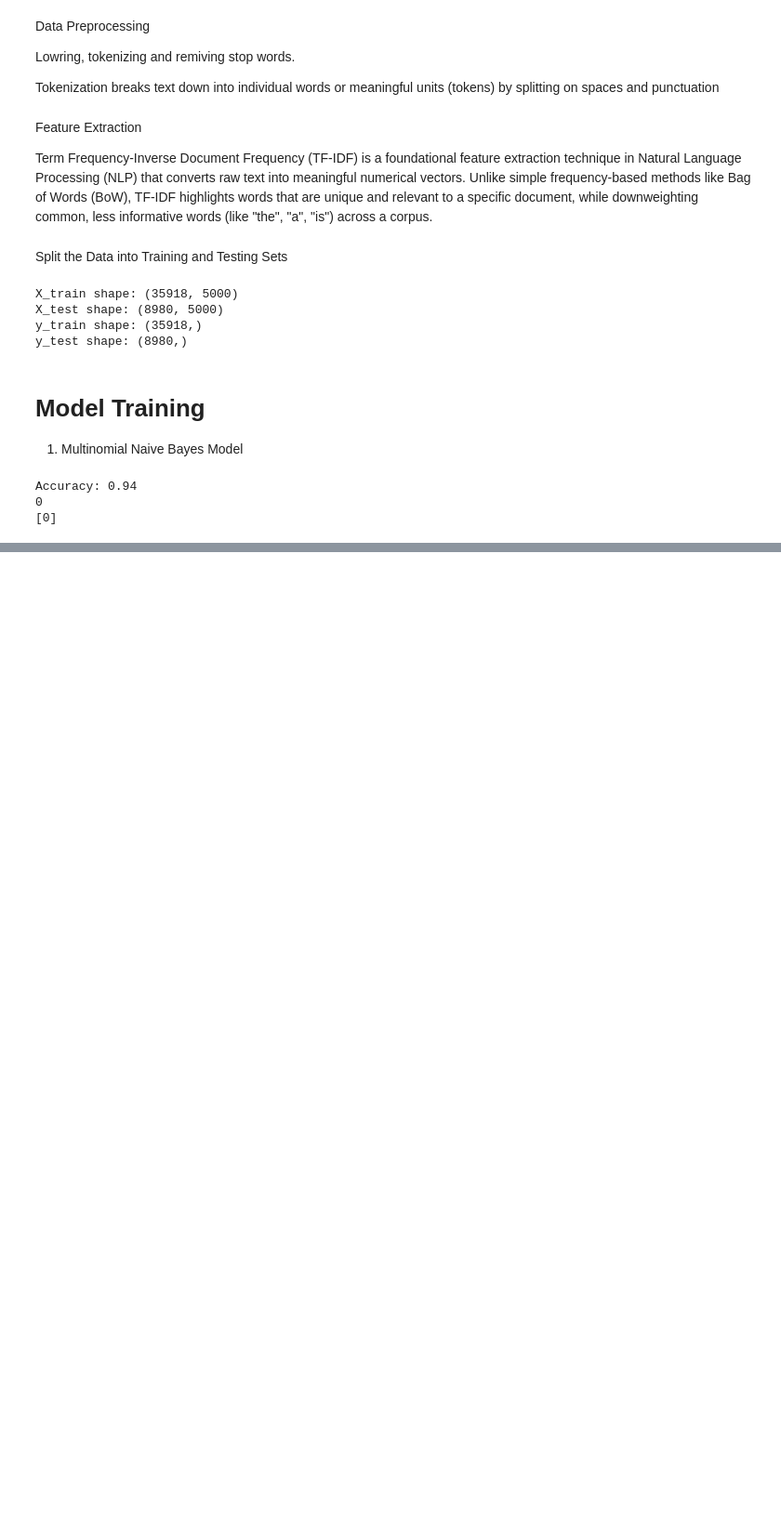
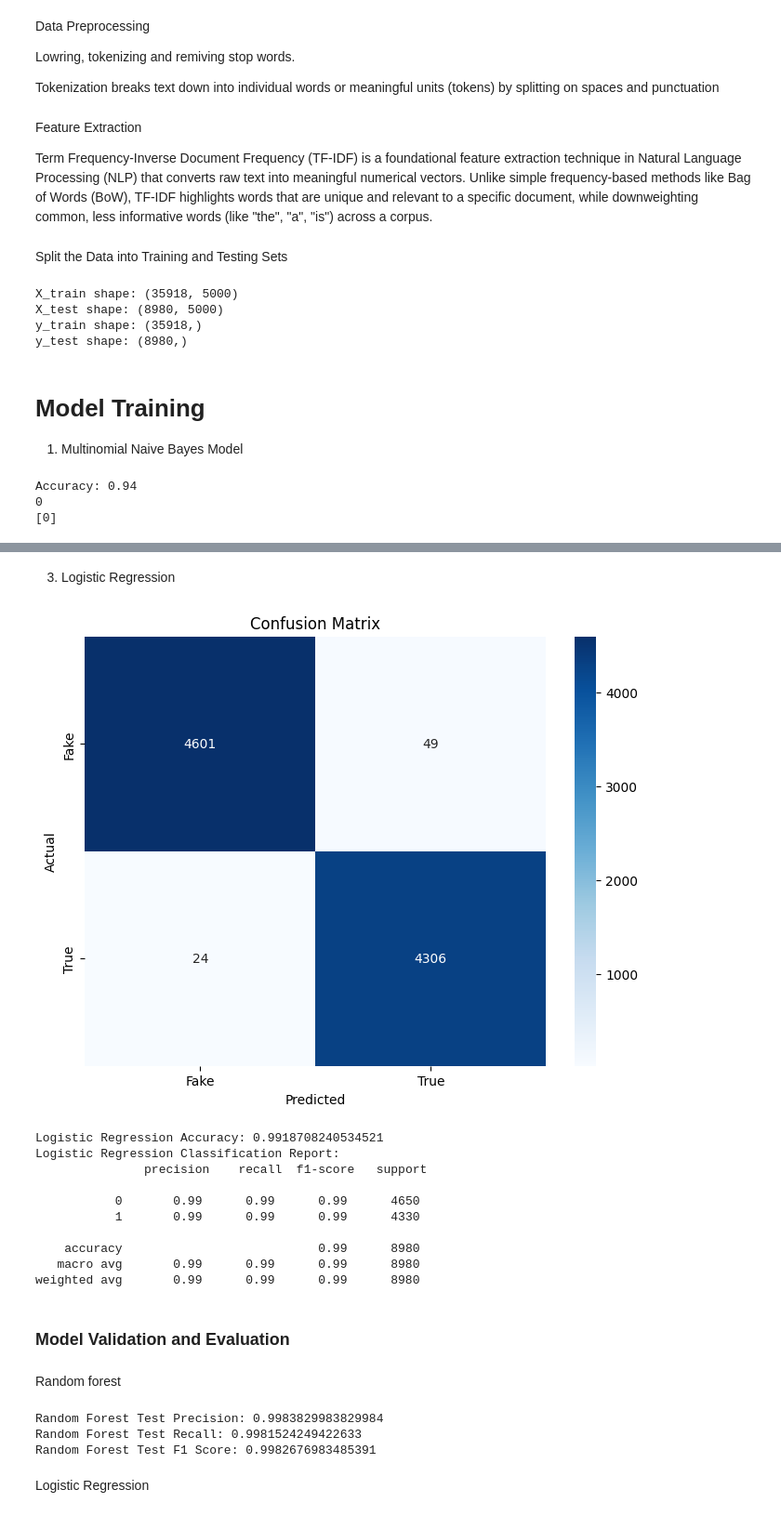
Before and after one commit to TudorMurariu/Masters-of-High-Performance-Computing-and-Big-Data-Analytics, a Jupyter notebook: an2/Sem2/Cercetare/Reserch/reserch.ipynb, the cells around one changed output, grey strips where cells are left out. Shown at 93% size. Drawn from its saved outputs; the diff is of its cells as text; code cells hidden in the pictures; blank space fills up the shorter version.

```diff
--- a/an2/Sem2/Cercetare/Reserch/reserch.ipynb
+++ b/an2/Sem2/Cercetare/Reserch/reserch.ipynb
@@ -113,0 +173,66 @@ Accuracy: 0.94
+# %% [markdown]
+3. Logistic Regression
+# %%
+from sklearn.linear_model import LogisticRegression
+
+# Define and train the Logistic Regression model
+logistic_regression = LogisticRegression()
+logistic_regression.fit(X_train, y_train)
+
+# Evaluate the Logistic Regression model
+def evaluate_logistic_regression(model, X_test, y_test):
+    y_pred = model.predict(X_test)
+    accuracy = accuracy_score(y_test, y_pred)
+    confusion = confusion_matrix(y_test, y_pred)
+    classification_rep = classification_report(y_test, y_pred)
+
+    return accuracy, confusion, classification_rep
+
+# Evaluate Logistic Regression
+lr_accuracy, lr_confusion, lr_classification = evaluate_logistic_regression(logistic_regression, X_test, y_test)
+plt.figure(figsize=(8, 6))
+sns.heatmap(lr_confusion, annot=True, fmt='d', cmap='Blues', xticklabels=['Fake', 'True'], yticklabels=['Fake', 'True'])
+plt.xlabel('Predicted')
+plt.ylabel('Actual')
+plt.title('Confusion Matrix')
+plt.show()
+
+print("Logistic Regression Accuracy:", lr_accuracy)
+print("Logistic Regression Classification Report:\n", lr_classification)
+# %% [output]
+[figure, added]
+Logistic Regression Accuracy: 0.9918708240534521
+Logistic Regression Classification Report:
+               precision    recall  f1-score   support
+
+           0       0.99      0.99      0.99      4650
+           1       0.99      0.99      0.99      4330
+
+    accuracy                           0.99      8980
+   macro avg       0.99      0.99      0.99      8980
+weighted avg       0.99      0.99      0.99      8980
+# %% [markdown]
+### Model Validation and Evaluation
+# %% [markdown]
+Random forest
+# %%
+from sklearn.metrics import precision_score, recall_score, f1_score
+
+# Testing the Random Forest model on the test data
+rf_test_predictions = random_forest.predict(X_test)
+
+# Evaluate Random Forest on the test data
+rf_test_precision = precision_score(y_test, rf_test_predictions)
+rf_test_recall = recall_score(y_test, rf_test_predictions)
+rf_test_f1 = f1_score(y_test, rf_test_predictions)
+
+# Print precision, recall, and F1 score for Random Forest
+print("Random Forest Test Precision:", rf_test_precision)
+print("Random Forest Test Recall:", rf_test_recall)
+print("Random Forest Test F1 Score:", rf_test_f1)
+# %% [output]
+Random Forest Test Precision: 0.9983829983829984
+Random Forest Test Recall: 0.9981524249422633
+Random Forest Test F1 Score: 0.9982676983485391
+# %% [markdown]
+Logistic Regression
```
Also changed, not shown: parts of 9 cells of this notebook.
